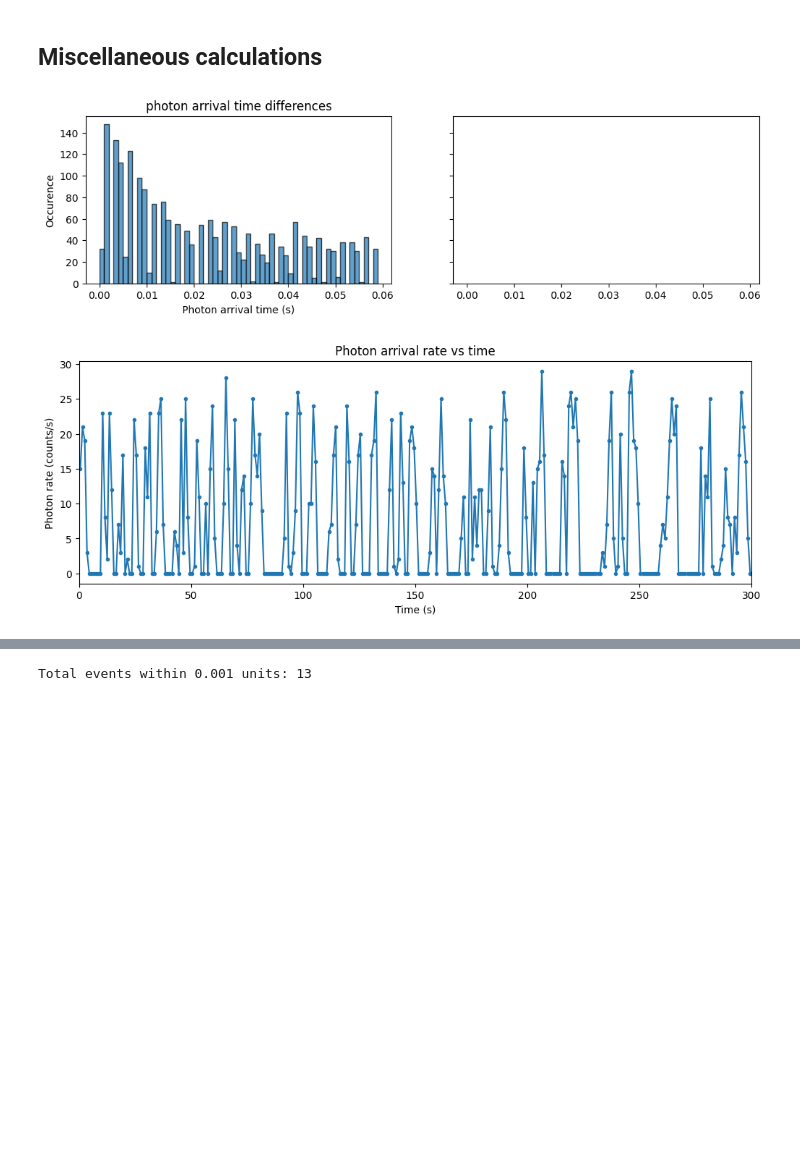
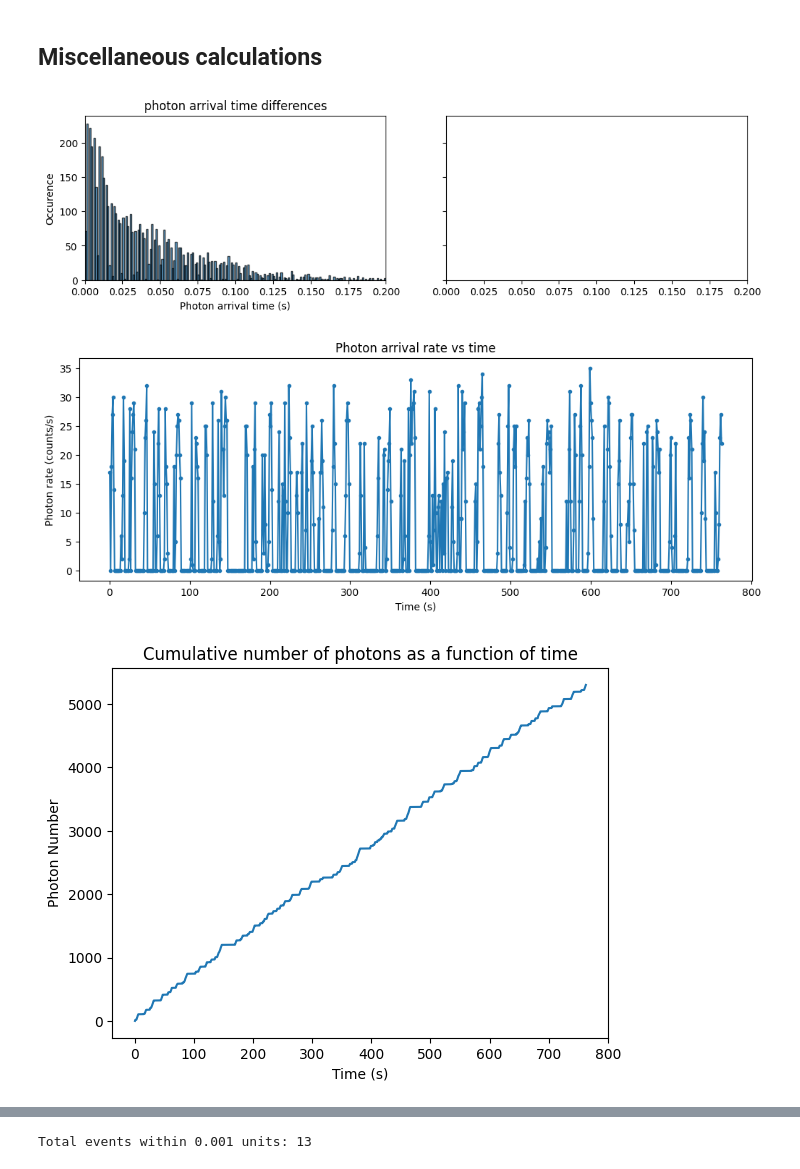
Before and after one commit to QuantumQuadrate/qn_artiq_routines, a Jupyter notebook: Analysis/Single photon analysis/singe_photon_analysis_2025.ipynb, the cells around one changed output, grey strips where cells are left out. Drawn from its saved outputs; the diff is of its cells as text; code cells hidden in the pictures; blank space fills up the shorter version.

```diff
--- a/Analysis/Single photon analysis/singe_photon_analysis_2025.ipynb
+++ b/Analysis/Single photon analysis/singe_photon_analysis_2025.ipynb
@@ -68,7 +70,7 @@ file 8 (C:\Networking Experiment\artiq codes\artiq-master\results\2026-03-28\21\
 # %%
 ### the file(s) to analyze:
 file_indices = {
-    6:'',
+    10:'',
 }
 
 compare = True # compare multiple files in the same retention and loading plots
@@ -634,0 +680,12 @@ Overal photon detection efficiency (%) = 4.732939930397942
+# %%
+"""
+Distribution of n_excitation_cycles.
+
+"""
+data = n_excitation_cycles[0:]
+
+plt.hist(data, bins=200, edgecolor='black', alpha=0.7, log=False)
+plt.xlabel("n_excitation_cycles")
+plt.ylabel("# of events")
+plt.title("Distribution of n_excitation_cycles")
+plt.show()
@@ -645,7 +704,7 @@ plt.show()
 ## Miscellaneous calculations
 # %%
 """
-Detailed rate analysis.
+Detailed rate analysis 1.
 
 """
 ########################################## Plot histogram of photon arrival times
@@ -654,7 +713,7 @@ for i in range(iterations):
     fig, axs = plt.subplots(1, 2, figsize=(12, 3), sharey=True, sharex=True)
     time_diffs = np.diff(BothSPCMs_tStamps_filtered_iAll[i])
     data_temp = np.sort(time_diffs) ### sorted so we can easily select and zoom into short times, for example.
-    data = data_temp[0:-1000] ### In case the last few times are too long, remove them from the data.
+    data = data_temp[0:-1] ### In case the last few times are too long, remove them from the data.
 
     bin_width = 0.001  ### in seconds
     Bins = np.arange(data.min(), data.max() + bin_width, bin_width)
@@ -663,32 +722,52 @@ for i in range(iterations):
     axs[0].set_xlabel("Photon arrival time (s)")
     axs[0].set_ylabel("Occurence")
     axs[0].set_title("photon arrival time differences")
+    axs[0].set_xlim(0,0.2)
 
     # axs[1].hist(SPCM1_rel_tStamps_iAll[i], bins=100, edgecolor='black', alpha=0.7)
     # axs[1].set_xlabel("detection time (ns)")
     # axs[1].set_title("SPCM1 photons");
 # %% [output]
-[figure, old version]
+[figure, new version]
 # %%
+"""
+Detailed rate analysis 2.
 
-t = BothSPCMs_tStamps_filtered_iAll[0]  # your array
-t = t - t[0]  # shift to start at t=0
+1st plot: Showing the rate (number of photons per bin_width) as a function of time throughout the experiment.
+
+2nd plot: cumulative photon number as a function of time. If the plot is linear, it shows the photons are generated at a constant rate throughout the experiment.
+Large slope means higher rate. I did this to see if the rate changes over time.
+
+"""
+
+t_photons = BothSPCMs_tStamps_filtered_iAll[0]  # your array
+t_photons = t_photons - t_photons[0]  # shift to start at t=0
 
 # choose bin size (e.g., 1 second)
 bin_width = 1
-bins = np.arange(0, t[-1] + bin_width, bin_width)
+bins = np.arange(0, t_photons[-1] + bin_width, bin_width)
 
-counts, edges = np.histogram(t, bins=bins)
+counts, edges = np.histogram(t_photons, bins=bins)
 bin_centers = 0.5 * (edges[:-1] + edges[1:])
 
 rate = counts / bin_width  # photons per second
 
 plt.figure(figsize=(12,4))
 plt.plot(bin_centers, rate, '-o', markersize=3)
 plt.xlabel('Time (s)')
 plt.ylabel('Photon rate (counts/s)')
 plt.title('Photon arrival rate vs time')
-plt.xlim(0, 300)
+# plt.xlim(0, 300)
 plt.show()
+
+
+N_photons = np.arange(1, len(t_photons)+1)
+plt.figure()
+plt.plot(t_photons, N_photons)
+plt.xlabel('Time (s)')
+plt.ylabel('Photon Number')
+plt.title('Cumulative number of photons as a function of time')
+plt.show()
 # %% [output]
-[figure, old version]
+[figure, new version]
+[figure, added]
```
Also changed, not shown: parts of 13 cells of this notebook, 3 other files.
